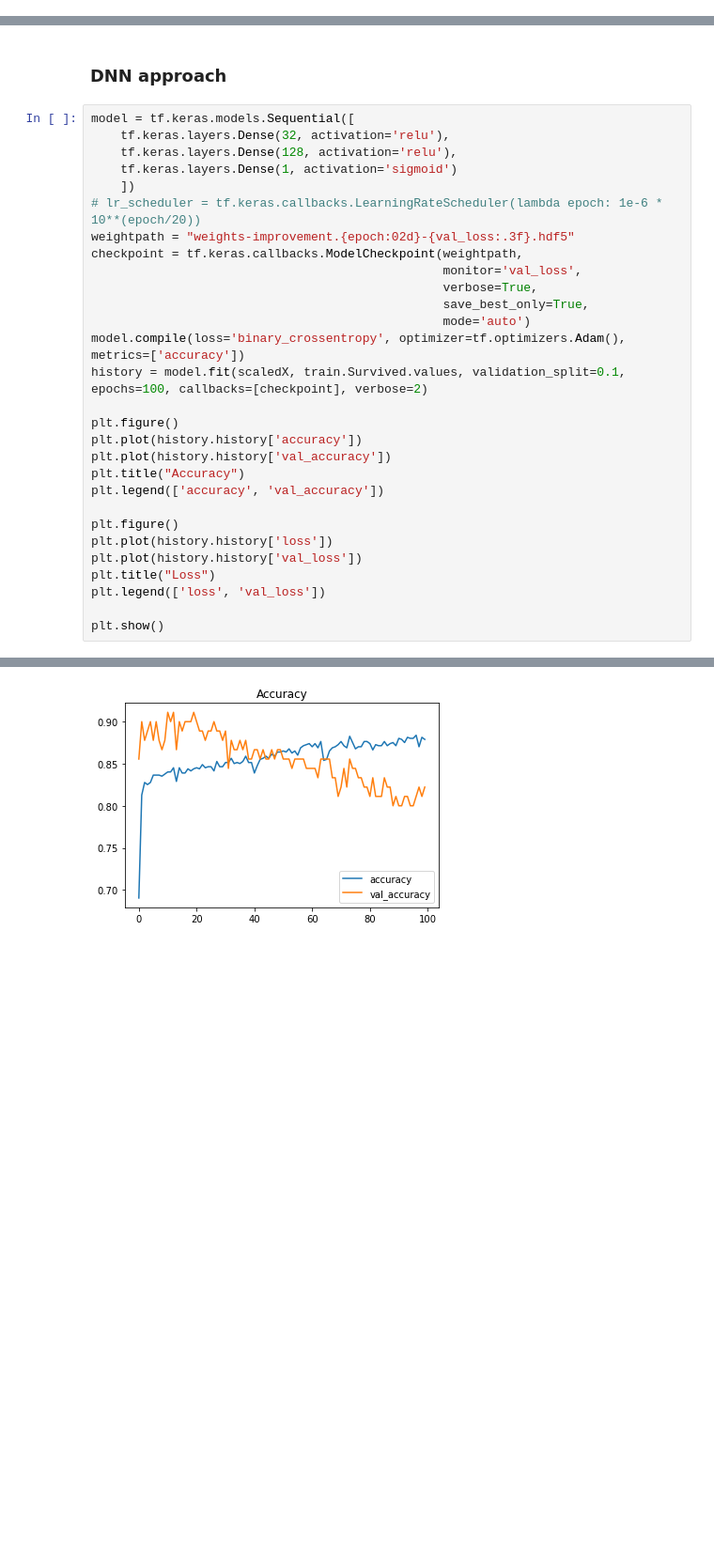
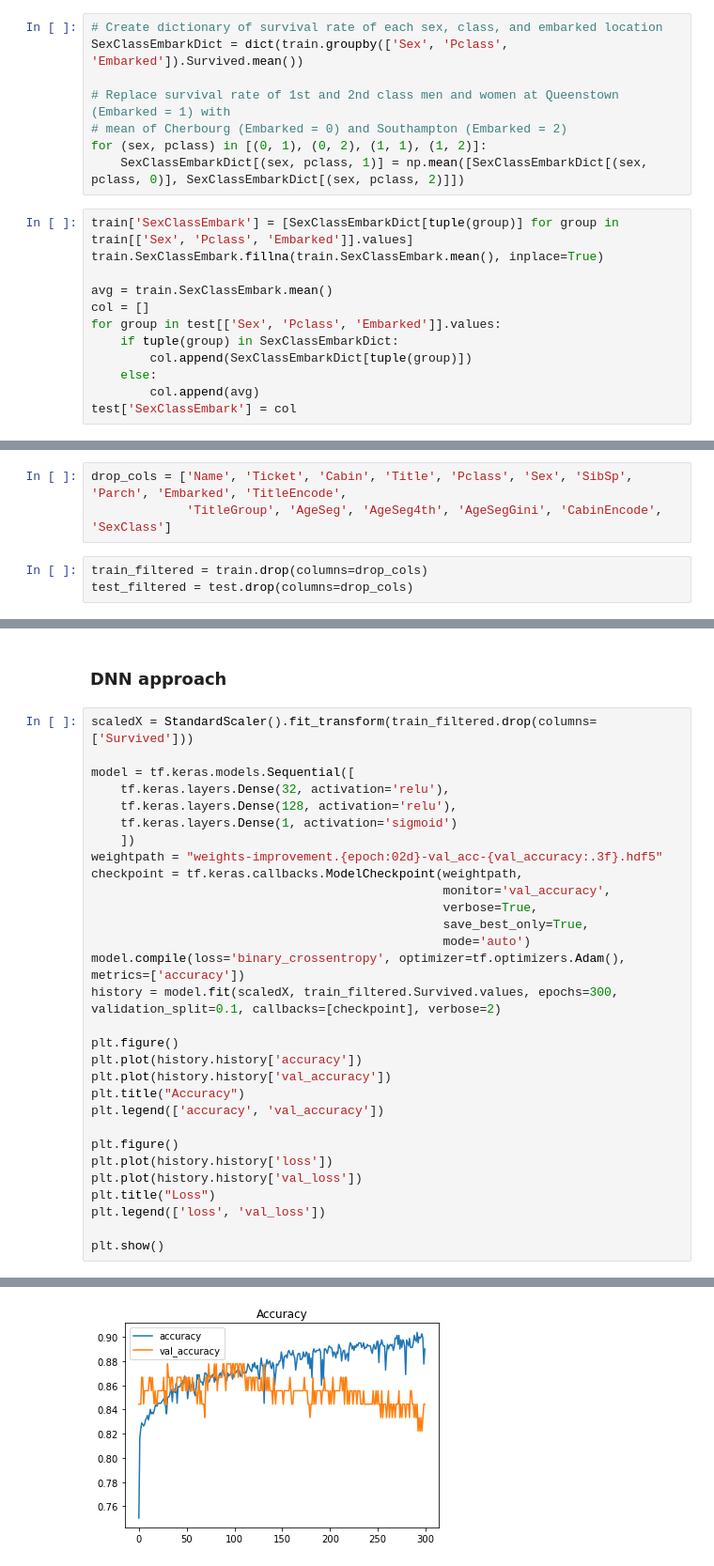
Before and after one commit to jenny-chou/Kaggle-Titanic, a Jupyter notebook: Kaggle_Titanic.ipynb, the cells around one changed output, grey strips where cells are left out. Shown: that part at 94% size. Cells and saved outputs as stored; diff of their text form; blank space fills up the shorter version.

```diff
--- a/Kaggle_Titanic.ipynb
+++ b/Kaggle_Titanic.ipynb
@@ -434,0 +1046,20 @@ train['Pclass+Sex+Embarked'] = [pclass_sex_embark_dict[((pclass, sex, embark))]
+# %%
+# Create dictionary of survival rate of each sex, class, and embarked location
+SexClassEmbarkDict = dict(train.groupby(['Sex', 'Pclass', 'Embarked']).Survived.mean())
+
+# Replace survival rate of 1st and 2nd class men and women at Queenstown (Embarked = 1) with
+# mean of Cherbourg (Embarked = 0) and Southampton (Embarked = 2)
+for (sex, pclass) in [(0, 1), (0, 2), (1, 1), (1, 2)]:
+    SexClassEmbarkDict[(sex, pclass, 1)] = np.mean([SexClassEmbarkDict[(sex, pclass, 0)], SexClassEmbarkDict[(sex, pclass, 2)]])
+# %%
+train['SexClassEmbark'] = [SexClassEmbarkDict[tuple(group)] for group in train[['Sex', 'Pclass', 'Embarked']].values]
+train.SexClassEmbark.fillna(train.SexClassEmbark.mean(), inplace=True)
+
+avg = train.SexClassEmbark.mean()
+col = []
+for group in test[['Sex', 'Pclass', 'Embarked']].values:
+    if tuple(group) in SexClassEmbarkDict:
+        col.append(SexClassEmbarkDict[tuple(group)])
+    else:
+        col.append(avg)
+test['SexClassEmbark'] = col
@@ -441,3 +1199,9 @@ sns.heatmap(train.corr(), annot=True, vmin=-1, cmap="RdBu_r")
+# %%
+drop_cols = ['Name', 'Ticket', 'Cabin', 'Title', 'Pclass', 'Sex', 'SibSp', 'Parch', 'Embarked', 'TitleEncode',
+             'TitleGroup', 'AgeSeg', 'AgeSeg4th', 'AgeSegGini', 'CabinEncode', 'SexClass']
+# %%
+train_filtered = train.drop(columns=drop_cols)
+test_filtered = test.drop(columns=drop_cols)
 # %% [markdown]
 ## Modeling
 ### ML approach
@@ -580,20 +1377,21 @@ Pclass+Sex+Embarked     0.595285
 # %% [markdown]
 ### DNN approach
 # %%
+scaledX = StandardScaler().fit_transform(train_filtered.drop(columns=['Survived']))
+
 model = tf.keras.models.Sequential([
     tf.keras.layers.Dense(32, activation='relu'),
     tf.keras.layers.Dense(128, activation='relu'),
     tf.keras.layers.Dense(1, activation='sigmoid')
     ])
-# lr_scheduler = tf.keras.callbacks.LearningRateScheduler(lambda epoch: 1e-6 * 10**(epoch/20))
-weightpath = "weights-improvement.{epoch:02d}-{val_loss:.3f}.hdf5"
+weightpath = "weights-improvement.{epoch:02d}-val_acc-{val_accuracy:.3f}.hdf5"
 checkpoint = tf.keras.callbacks.ModelCheckpoint(weightpath,
-                                                monitor='val_loss',
+                                                monitor='val_accuracy',
                                                 verbose=True,
                                                 save_best_only=True,
                                                 mode='auto')
 model.compile(loss='binary_crossentropy', optimizer=tf.optimizers.Adam(), metrics=['accuracy'])
-history = model.fit(scaledX, train.Survived.values, validation_split=0.1, epochs=100, callbacks=[checkpoint], verbose=2)
+history = model.fit(scaledX, train_filtered.Survived.values, epochs=300, validation_split=0.1, callbacks=[checkpoint], verbose=2)
 
 plt.figure()
 plt.plot(history.history['accuracy'])
@@ -629 +1427 @@ Epoch 00100: val_loss did not improve from 0.33638
-[figure, old version]
+[figure, new version]
```
Also changed, not shown: parts of 129 cells of this notebook, 2 other files.
